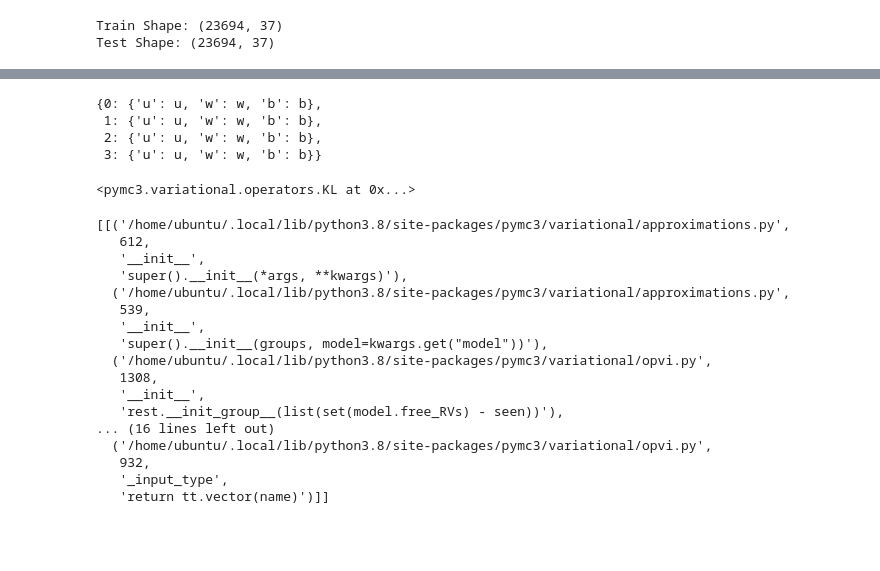
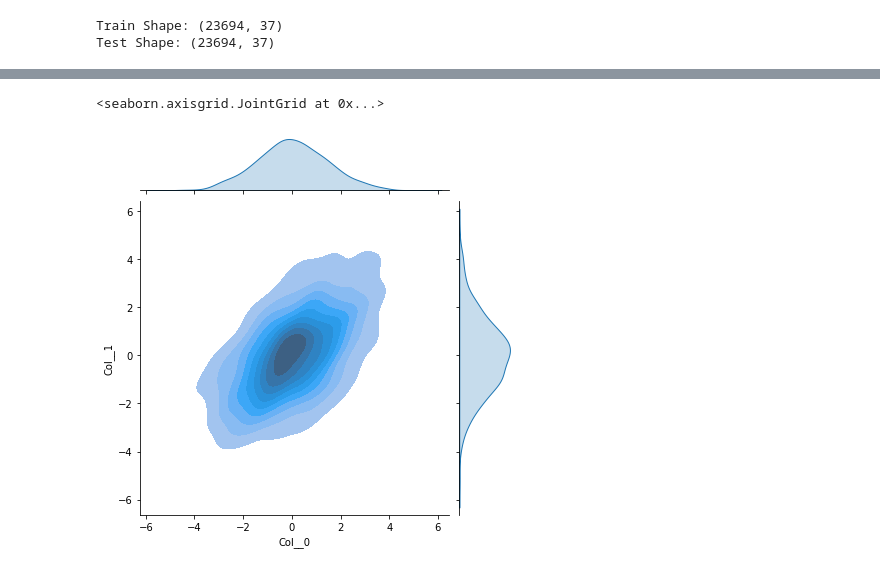
Before and after one commit to VUZhuangweiKang/VU-AD, a Jupyter notebook: normalizing_flow.ipynb, the cells around one changed output, grey strips where cells are left out. Cells and saved outputs as stored; diff of their text form; code cells hidden in the pictures; blank space fills up the shorter version.

```diff
--- a/normalizing_flow.ipynb
+++ b/normalizing_flow.ipynb
@@ -82,37 +127,11 @@ Finished [100%]: Average Loss = 0.032381
-# %%
-# params
-inference.approx.shared_params
-# %% [output]
-{0: {'u': u, 'w': w, 'b': b},
- 1: {'u': u, 'w': w, 'b': b},
- 2: {'u': u, 'w': w, 'b': b},
- 3: {'u': u, 'w': w, 'b': b}}
-# %%
-# optimizer
-inference.objective.op
-# %% [output]
-<pymc3.variational.operators.KL at 0x...>
-# %%
-# approximation
-approx.input.tag.trace
-# %% [output]
-[[('/home/ubuntu/.local/lib/python3.8/site-packages/pymc3/variational/approximations.py',
-   612,
-   '__init__',
-   'super().__init__(*args, **kwargs)'),
-  ('/home/ubuntu/.local/lib/python3.8/site-packages/pymc3/variational/approximations.py',
-   539,
-   '__init__',
-   'super().__init__(groups, model=kwargs.get("model"))'),
-  ('/home/ubuntu/.local/lib/python3.8/site-packages/pymc3/variational/opvi.py',
-   1308,
-   '__init__',
-   'rest.__init_group__(list(set(model.free_RVs) - seen))'),
-... (16 lines left out)
-  ('/home/ubuntu/.local/lib/python3.8/site-packages/pymc3/variational/opvi.py',
-   932,
-   '_input_type',
-   'return tt.vector(name)')]]
+# %%
+traceNF = inference.approx.sample(1000)
+dftrace = pm.trace_to_dataframe(traceNF)
+# sns.jointplot(dftrace.iloc[:, 0], dftrace.iloc[:, 1])
+sns.jointplot(dftrace.iloc[:, 1], dftrace.iloc[:, 2], kind="kde", fill=True)
+# %% [output]
+<seaborn.axisgrid.JointGrid at 0x...>
+[figure, added]
 # %%
 # approximation history(loss)
 plt.plot(approx.hist)
```
Also changed, not shown: parts of 31 cells of this notebook, 6 other files.
